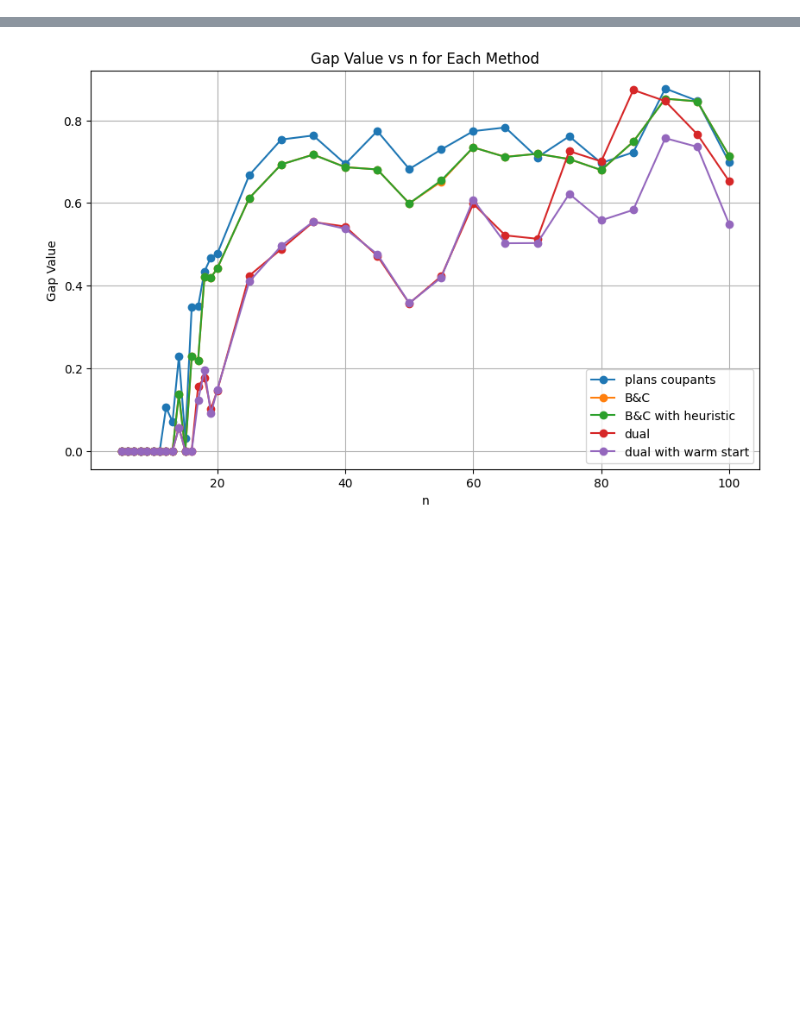
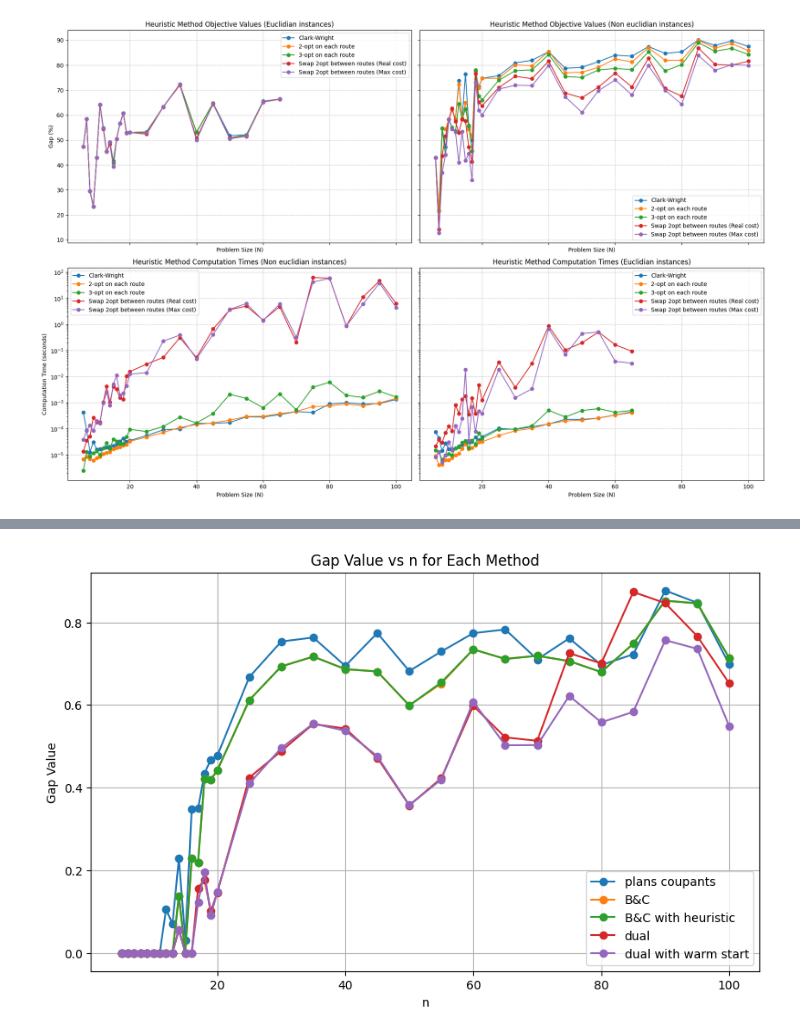
Before and after one commit to Darthkiller2Jr/projet_mpro, a Jupyter notebook: illustrations.ipynb, the cells around one changed output, grey strips where cells are left out. Drawn from its saved outputs; the diff is of its cells as text; code cells hidden in the pictures; blank space fills up the shorter version.

```diff
--- a/illustrations.ipynb
+++ b/illustrations.ipynb
@@ -12 +12,71 @@ heuristics_names =["Clark-Wright", "Lin-Kernighan", "2-opt on each route", "3-op
+# %%
+import matplotlib.pyplot as plt
+import pandas as pd
+
+# Charger les données
+value_results_true = pd.read_csv("results_heuristiques/value_heuristic_true.csv")
+value_results_false = pd.read_csv("results_heuristiques/value_heuristic_false.csv")
+time_results_true = pd.read_csv("results_heuristiques/time_heuristic_true.csv")
+time_results_false = pd.read_csv("results_heuristiques/time_heuristic_false.csv")
+
+# Créer une figure avec 4 sous-graphiques
+fig, axes = plt.subplots(2, 2, figsize=(18, 12),sharex=True, sharey='row')
+
+# Graphique 1 : Valeurs objectives des heuristiques (true)
+for i in range(len(heuristics_codes)):
+    code = heuristics_codes[i]
+    name = heuristics_names[i]
+    N = value_results_true.n.values
+    Y = 100 * (value_results_true[code].values - value_results_true["borne_inf"].values) / value_results_true[code].values
+    axes[0, 0].plot(N, Y, label=name, marker='o')
+
+axes[0, 0].set_xlabel('Problem Size (N)')
+axes[0, 0].set_ylabel('Gap (%)')
+axes[0, 0].set_title('Heuristic Method Objective Values (Euclidian instances)')
+axes[0, 0].legend()
+axes[0, 0].grid(True, linestyle='--', alpha=0.7)
+
+# Graphique 2 : Valeurs objectives des heuristiques (false)
+for i in range(len(heuristics_codes)):
+    code = heuristics_codes[i]
+    name = heuristics_names[i]
+    N = value_results_false.n.values
+    Y = 100 * (value_results_false[code].values - value_results_false["borne_inf"].values) / value_results_false[code].values
+    axes[0, 1].plot(N, Y, label=name, marker='o')
+
+axes[0, 1].set_xlabel('Problem Size (N)')
+axes[0, 1].set_title('Heuristic Method Objective Values (Non euclidian instances)')
+axes[0, 1].legend()
+axes[0, 1].grid(True, linestyle='--', alpha=0.7)
+
+# Graphique 3 : Temps de calcul des heuristiques (false)
+for i in range(len(heuristics_codes)):
+    code = heuristics_codes[i]
+    name = heuristics_names[i]
+    N = time_results_false.n.values
+    axes[1, 1].semilogy(N, time_results_false[code].values, label=name, marker='o')
+
+axes[1, 1].set_xlabel('Problem Size (N)')
+axes[1, 1].set_title('Heuristic Method Computation Times (Non euclidian instances)')
+axes[1, 1].set_ylabel('Computation Time (seconds)')
+axes[1, 1].legend()
+axes[1, 1].grid(True, linestyle='--', alpha=0.7)
+
+# Graphique 4 : Temps de calcul des heuristiques (true)
+for i in range(len(heuristics_codes)):
+    code = heuristics_codes[i]
+    name = heuristics_names[i]
+    N = time_results_true.n.values
+    axes[1, 0].semilogy(N, time_results_true[code].values, label=name, marker='o')
+
+axes[1, 0].set_xlabel('Problem Size (N)')
+axes[1, 0].set_title('Heuristic Method Computation Times (Euclidian instances)')
+axes[1, 0].legend()
+axes[1, 0].grid(True, linestyle='--', alpha=0.7)
+
+# Ajuster la disposition
+plt.tight_layout()
+plt.show()
+# %% [output]
+[figure, added]
 # %%
```
Also changed, not shown: parts of 6 cells of this notebook, 18 other files.
